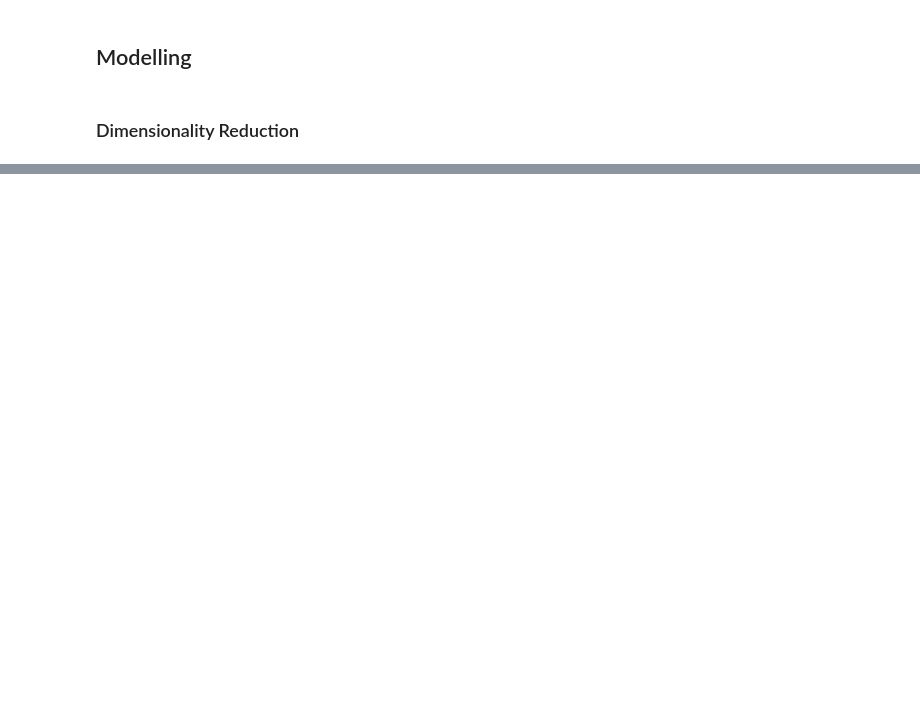
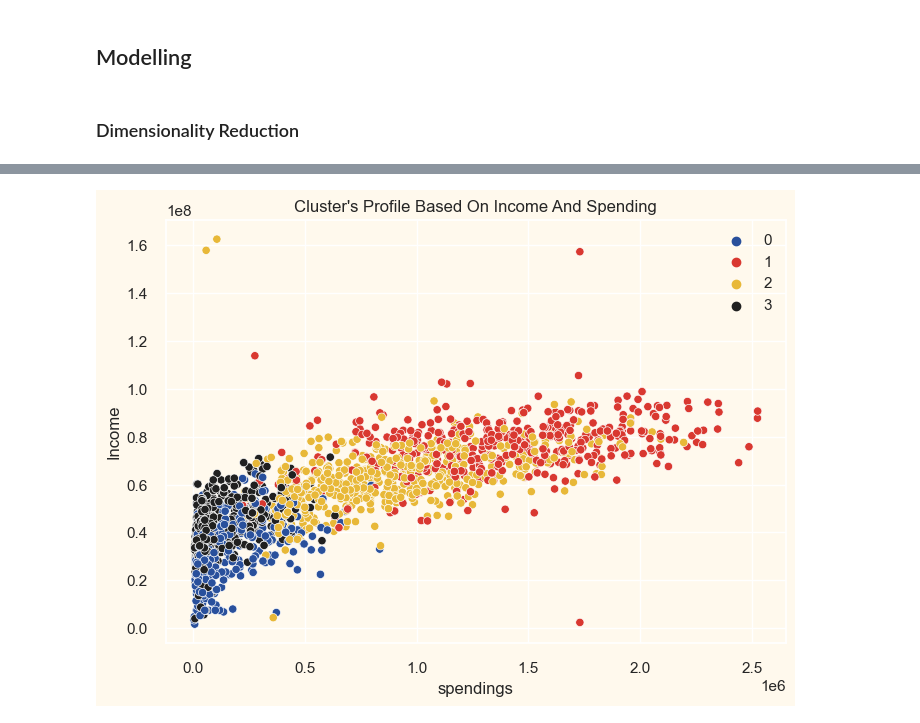
Before and after one commit to garrylgiancarlo/project-marketing, a Jupyter notebook: mar_camp.ipynb, the cells around one changed output, grey strips where cells are left out. Cells and saved outputs as stored; diff of their text form; code cells hidden in the pictures; blank space fills up the shorter version.

```diff
--- a/mar_camp.ipynb
+++ b/mar_camp.ipynb
@@ -332,0 +348,7 @@ fig.show()
+# %%
+pl = sns.scatterplot(data = df_out,x=df_out["spendings"], y=df_out["Income"],hue=df_out["clusters"], palette= pal)
+pl.set_title("Cluster's Profile Based On Income And Spending")
+plt.legend()
+plt.show()
+# %% [output]
+[figure, added]
```
Also changed, not shown: parts of 17 cells of this notebook.
